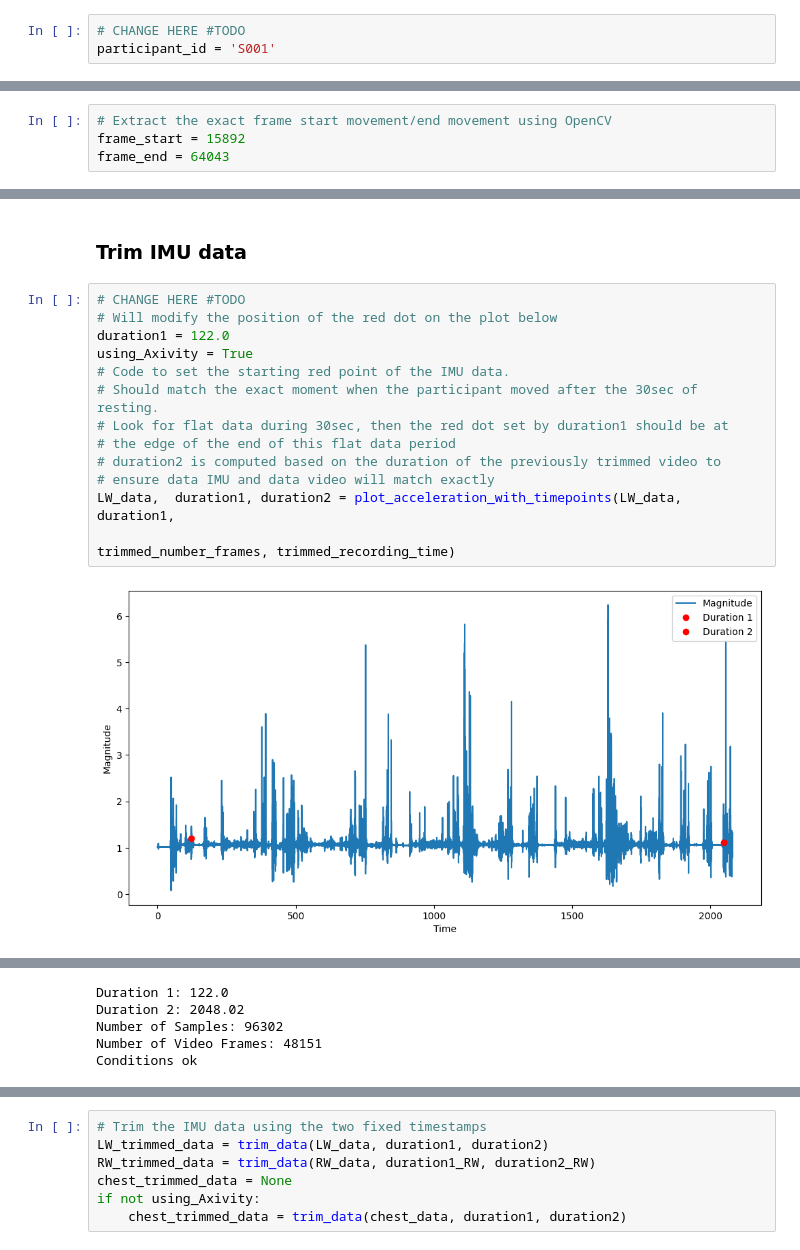
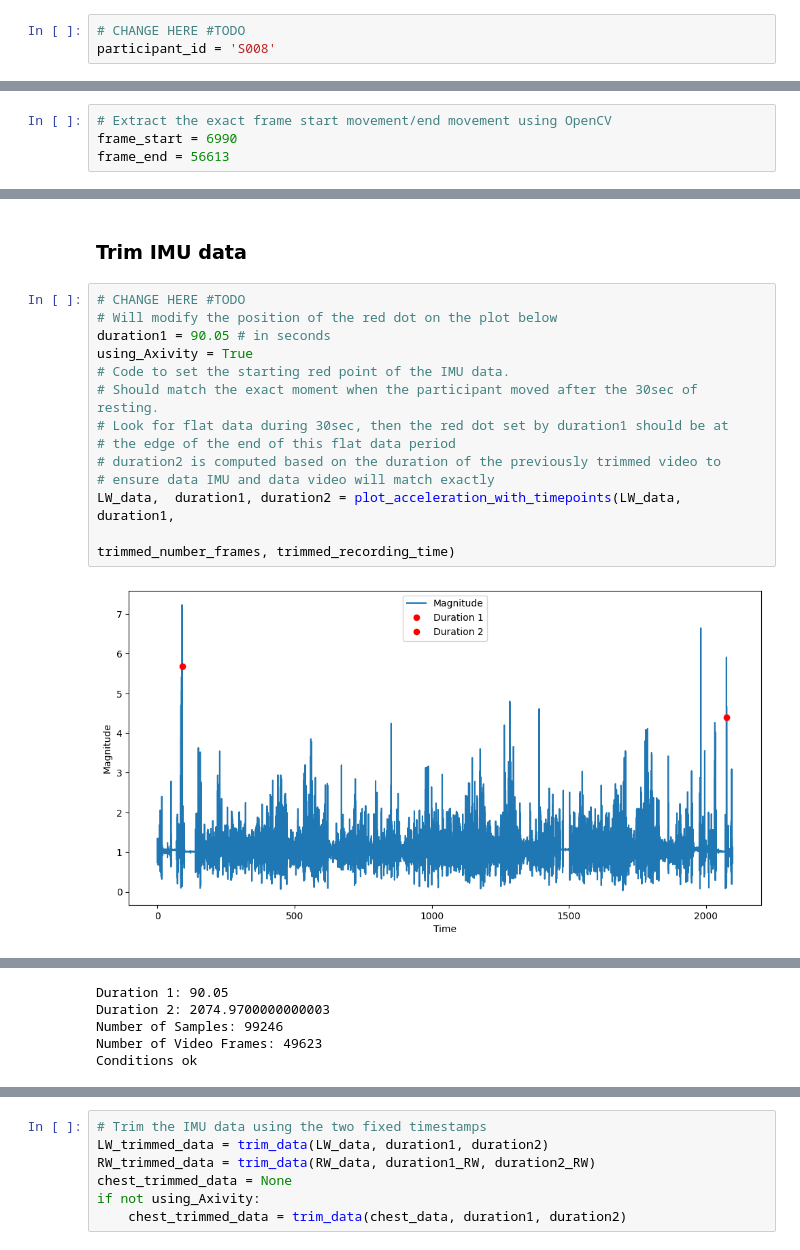
Before and after one commit to gloorli/ul-movement-tracking, a Jupyter notebook: src/synch_video_IMU.ipynb, the cells around one changed output, grey strips where cells are left out. Cells and saved outputs as stored; diff of their text form.

```diff
--- a/src/synch_video_IMU.ipynb
+++ b/src/synch_video_IMU.ipynb
@@ -22,7 +22,7 @@ from utilities import *
 - save the trimmed video as MP4 for labelbox
 # %%
 # CHANGE HERE #TODO
-participant_id = 'S001'
+participant_id = 'S008'
 # %%
 path, video_path, imu_path = get_participant_paths(participant_id, study_folder='../data/CreateStudy')
 print("Video Path:", video_path)
@@ -42,8 +42,8 @@ number_frames, fps, recording_time, creation_time, timestamps = metadata
 read_video_frames(video_path)
 # %%
 # Extract the exact frame start movement/end movement using OpenCV
-frame_start = 15892
-frame_end = 64043
+frame_start = 6990
+frame_end = 56613
 # %%
 # Get Trimming parameters
 video_start_timestamp, video_end_timestamp,trimmed_video_duration = get_trimmed_video_timestamps(frame_start, frame_end, timestamps)
@@ -255,15 +255,15 @@ plot_acceleration_magnitude(RW_data,50)
 # %%
 # CHANGE HERE #TODO
 # Will modify the position of the red dot on the plot below
-duration1 = 122.0
+duration1 = 90.05 # in seconds
 using_Axivity = True
 # Code to set the starting red point of the IMU data.
 # Should match the exact moment when the participant moved after the 30sec of resting.
 # Look for flat data during 30sec, then the red dot set by duration1 should be at
 # the edge of the end of this flat data period
 # duration2 is computed based on the duration of the previously trimmed video to
 # ensure data IMU and data video will match exactly
 LW_data,  duration1, duration2 = plot_acceleration_with_timepoints(LW_data, duration1,
                                                                    trimmed_number_frames, trimmed_recording_time)
 # %% [output]
-[figure, old version]
+[figure, new version]
@@ -271,5 +271,5 @@ LW_data,  duration1, duration2 = plot_acceleration_with_timepoints(LW_data, dura
-Duration 1: 122.0
-Duration 2: 2048.02
-Number of Samples: 96302
-Number of Video Frames: 48151
+Duration 1: 90.05
+Duration 2: 2074.9700000000003
+Number of Samples: 99246
+Number of Video Frames: 49623
 Conditions ok
```
Also changed, not shown: parts of 11 cells of this notebook, 1 other file.
